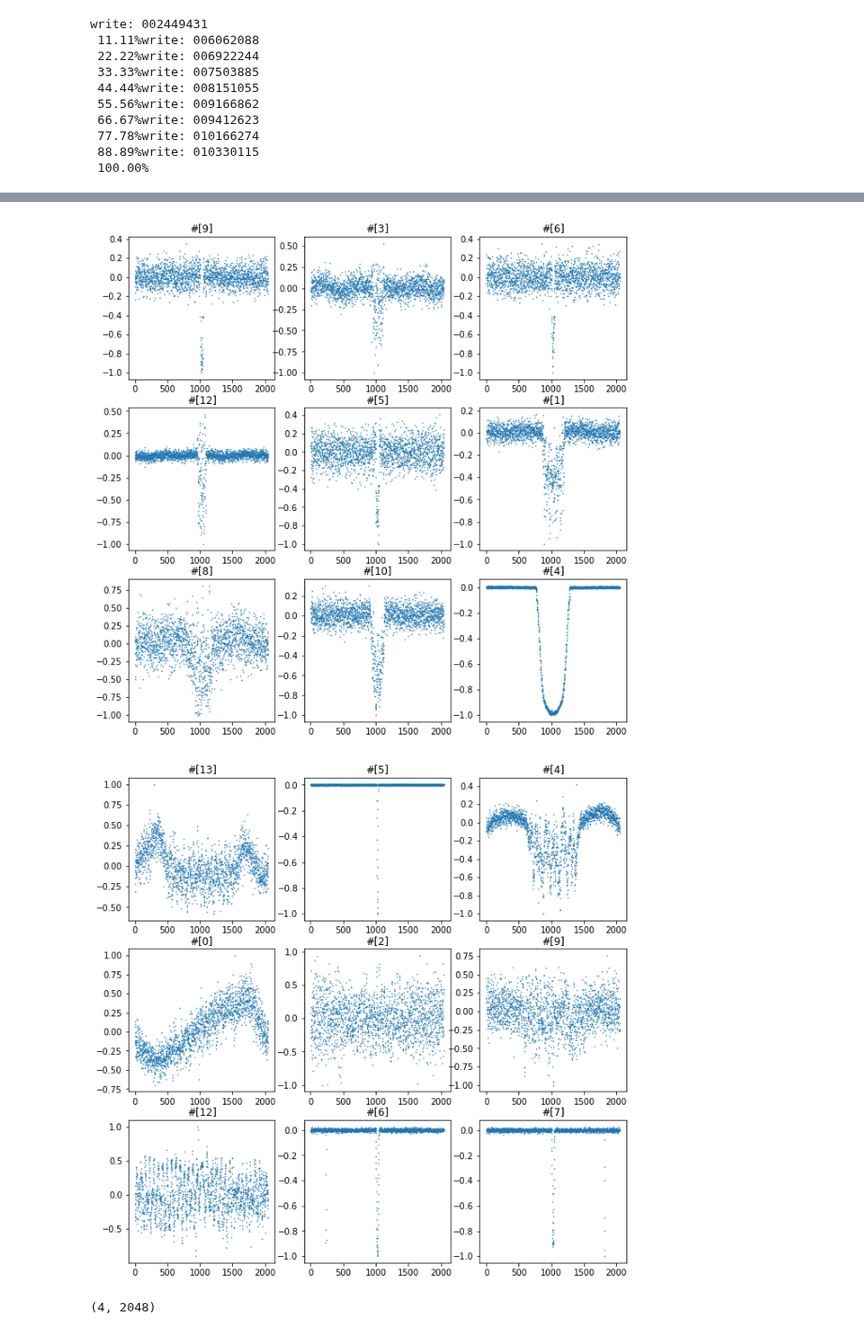
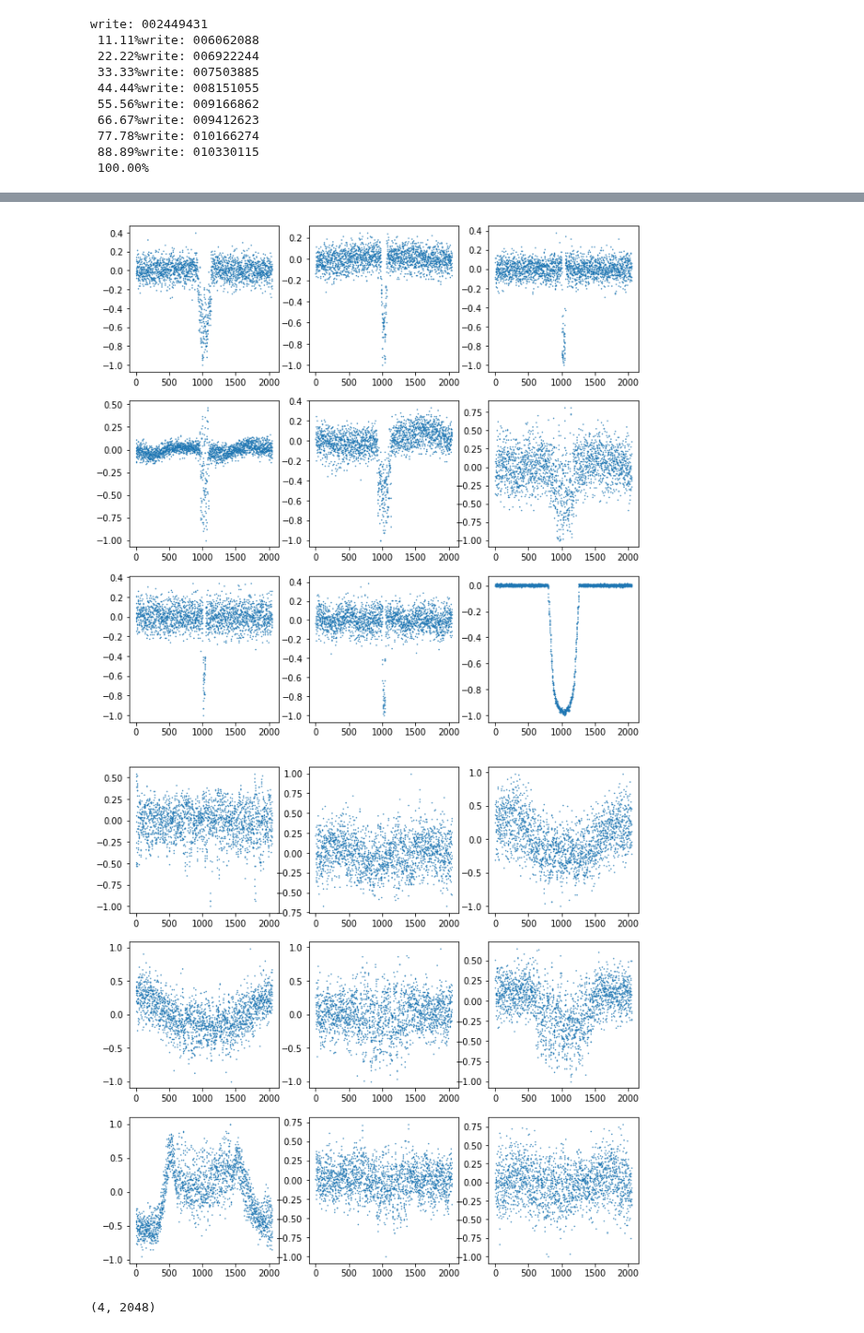
Before and after one commit to grewwc/phd_thesis, a Jupyter notebook: exoplanet/again_preprocess.ipynb, the cells around one changed output, grey strips where cells are left out. Shown at 94% size. Saved outputs shown, nothing was run; the diff lists cells and outputs as text; code cells hidden in the pictures.

```diff
--- a/exoplanet/again_preprocess.ipynb
+++ b/exoplanet/again_preprocess.ipynb
@@ -151,5 +153,5 @@ write: 002449431
  88.89%write: 010330115
  100.00%
 # %%
-non = get_binned_normalized_Non_PC_flux(num=9, overwrite=True, shuffle=True)
+non = get_binned_normalized_Non_PC_flux(num=9, overwrite=True, shuffle=0)
 # %% [output]
@@ -167,11 +169,11 @@ write: 008056337
 # %%
-plot1d(pc, 3,3)
+plot1d(pc, 3,3, no_label=1)
 # %% [output]
-[figure, old version]
+[figure, new version]
 # %%
-plot1d(non, 3,3)
+plot1d(non, 3,3, no_label=1)
 # %% [output]
-[figure, old version]
+[figure, new version]
 # %%
 pc.shape
 # %% [output]
```
Also changed, not shown: parts of 4 cells of this notebook, 7 other files.
